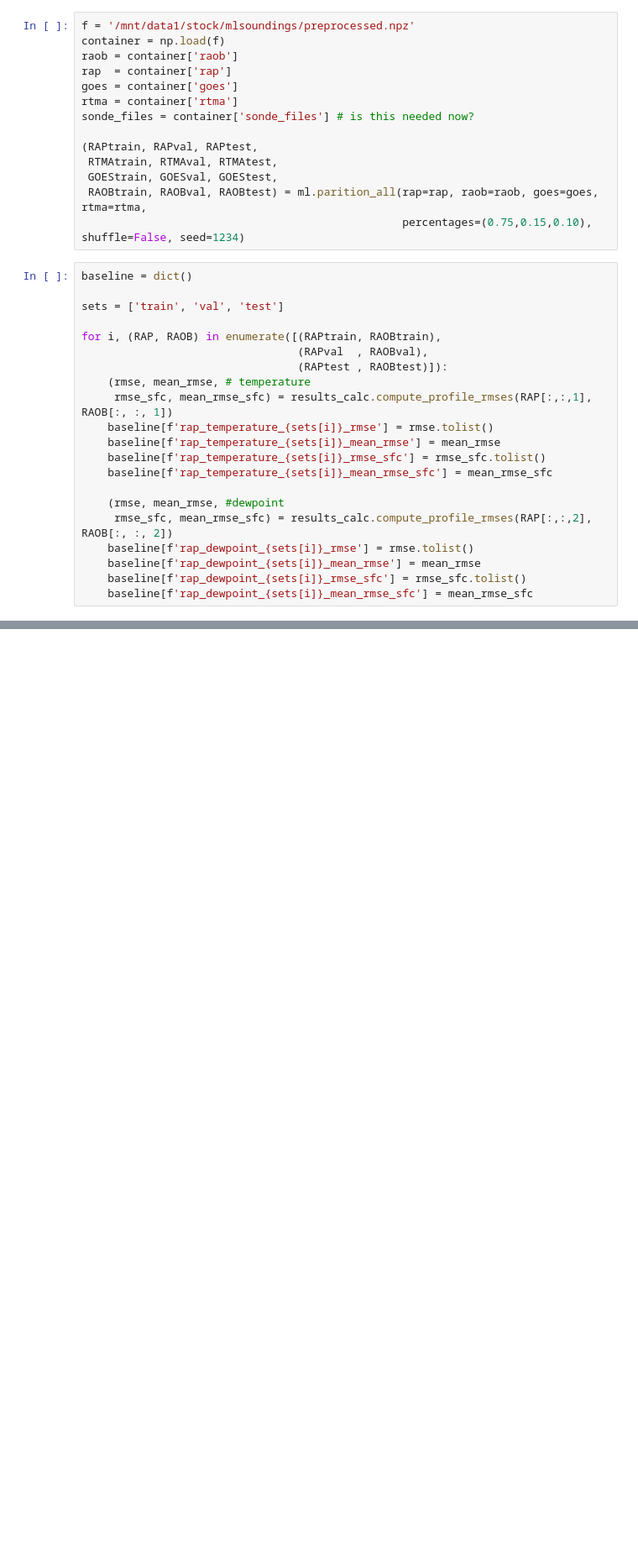
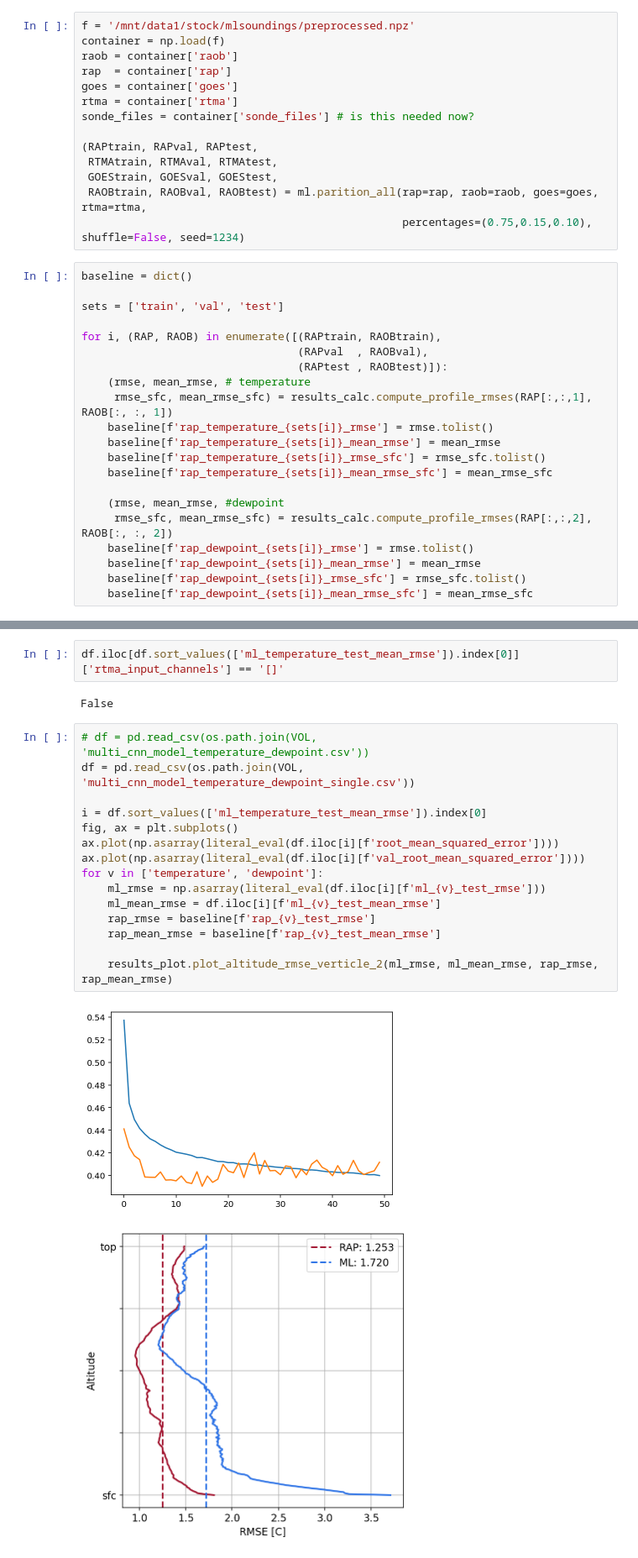
Before and after one commit to stockeh/cira-ml-soundings, a Jupyter notebook: notebooks/results.ipynb, the cells around one changed output, grey strips where cells are left out. Shown at 84% size. Cells and saved outputs as stored; diff of their text form; blank space fills up the shorter version.

```diff
--- a/notebooks/results.ipynb
+++ b/notebooks/results.ipynb
@@ -88,0 +119,22 @@ for v in ['temperature', 'dewpoint']:
+# %%
+df.iloc[df.sort_values(['ml_temperature_test_mean_rmse']).index[0]]['rtma_input_channels'] == '[]'
+# %% [output]
+False
+# %%
+# df = pd.read_csv(os.path.join(VOL, 'multi_cnn_model_temperature_dewpoint.csv'))
+df = pd.read_csv(os.path.join(VOL, 'multi_cnn_model_temperature_dewpoint_single.csv'))
+
+i = df.sort_values(['ml_temperature_test_mean_rmse']).index[0]
+fig, ax = plt.subplots()
+ax.plot(np.asarray(literal_eval(df.iloc[i][f'root_mean_squared_error'])))
+ax.plot(np.asarray(literal_eval(df.iloc[i][f'val_root_mean_squared_error'])))
+for v in ['temperature', 'dewpoint']:
+    ml_rmse = np.asarray(literal_eval(df.iloc[i][f'ml_{v}_test_rmse']))
+    ml_mean_rmse = df.iloc[i][f'ml_{v}_test_mean_rmse']
+    rap_rmse = baseline[f'rap_{v}_test_rmse']
+    rap_mean_rmse = baseline[f'rap_{v}_test_mean_rmse']
+
+    results_plot.plot_altitude_rmse_verticle_2(ml_rmse, ml_mean_rmse, rap_rmse, rap_mean_rmse)
+# %% [output]
+[figure, added]
+[figure, added]
```
Also changed, not shown: parts of 20 cells of this notebook, 16 other files.
